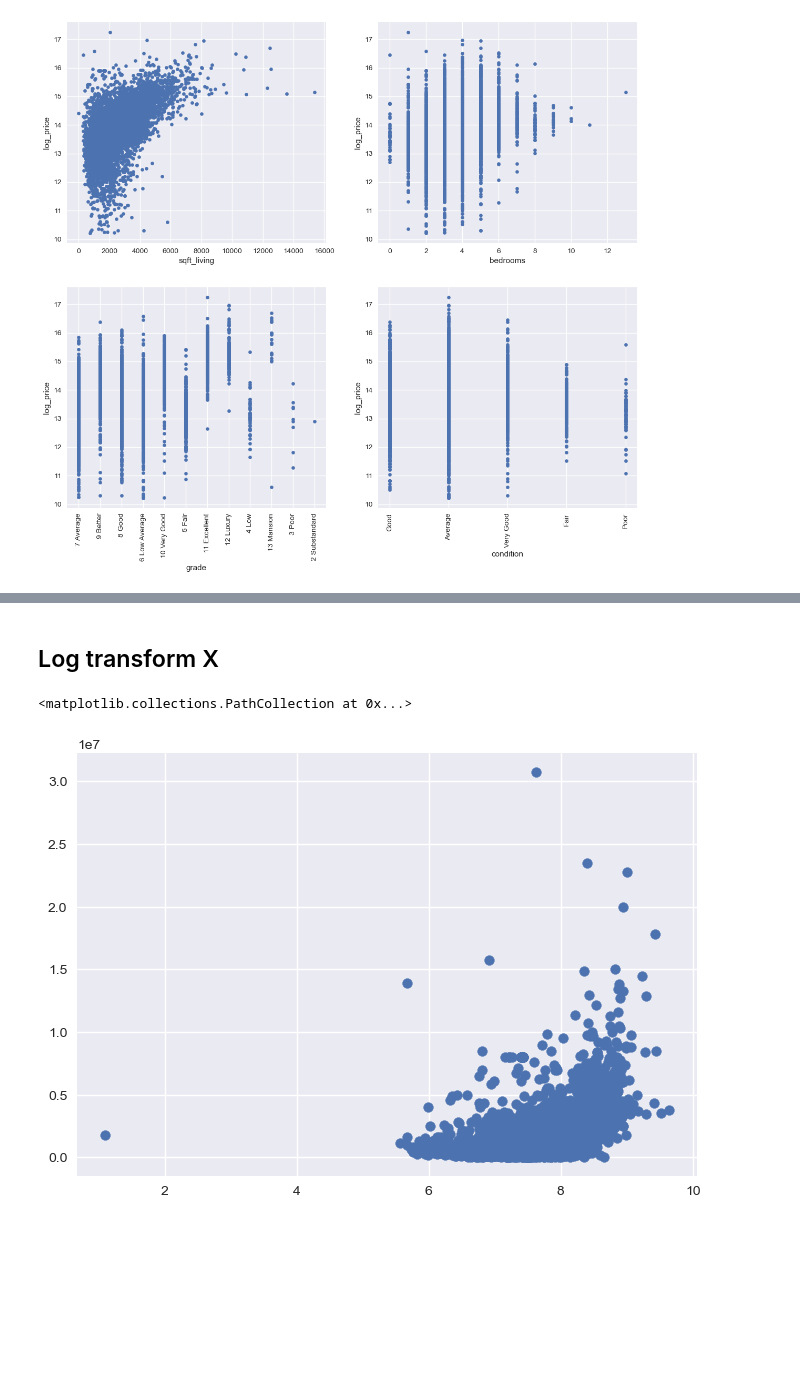
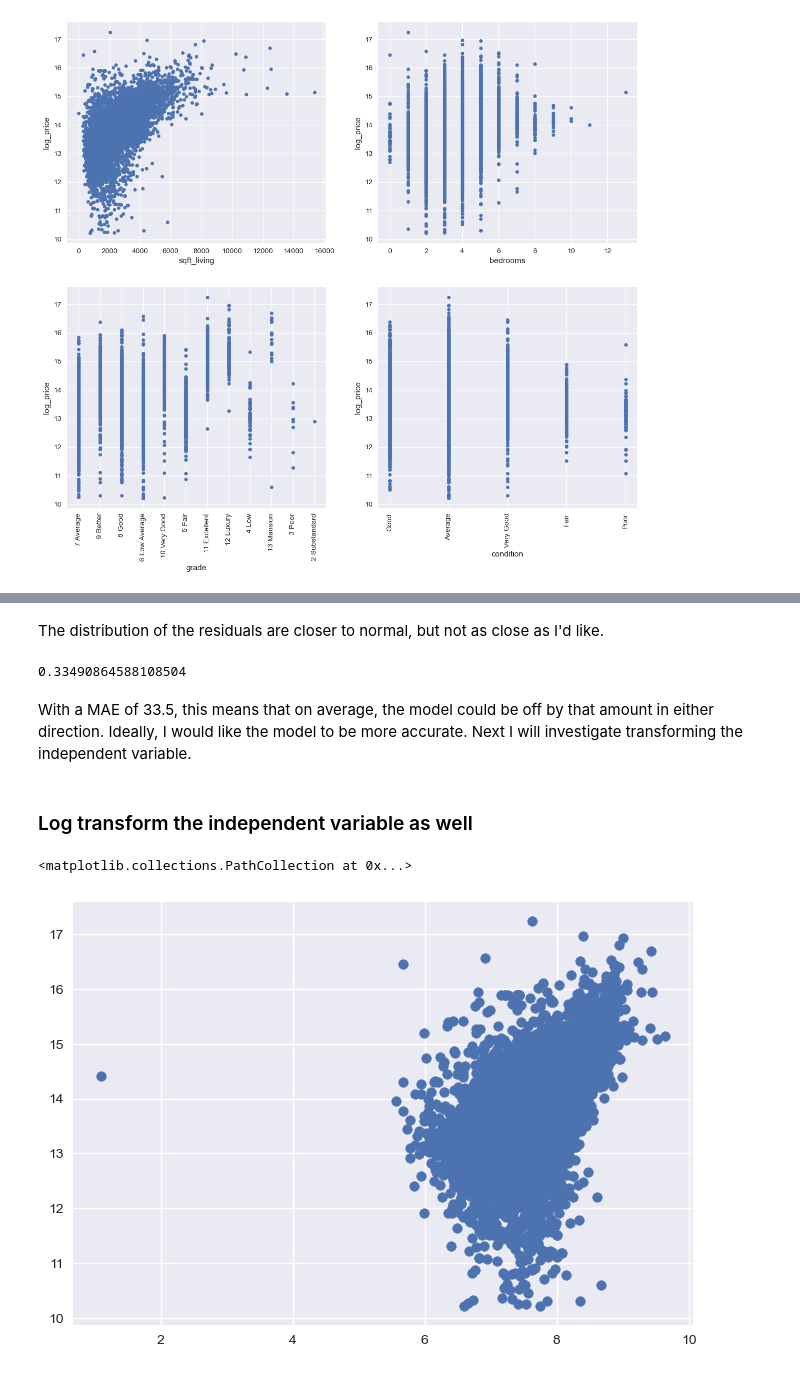
Before and after one commit to lalynjay/Housing_Prices_Analysis, a Jupyter notebook: Housing_Prices_Analysis.ipynb, the cells around one changed output, grey strips where cells are left out. Drawn from its saved outputs; the diff is of its cells as text; code cells hidden in the pictures; blank space fills up the shorter version.

```diff
--- a/Housing_Prices_Analysis.ipynb
+++ b/Housing_Prices_Analysis.ipynb
@@ -103,0 +112,2 @@ dtype: int64
+# %%
+df.drop_duplicates(inplace=True)
@@ -123,7 +137,6 @@ dtypes: float64(5), int64(10), object(10)
 memory usage: 6.0+ MB
 # %%
 # Examine the towns. This may be interesting to look at later
-addresses = df['address'].str.split()
-for str in addresses[:10]:
-    print(str[-5])
+df['city'] = df['address'].str.split().apply(lambda x: x[-5])
+df['city'].value_counts().head(10)
 # %% [output]
@@ -367,10 +452,19 @@ ax1.set_title("Quantiles of Residuals");
+# %% [markdown]
+The distribution of the residuals are closer to normal, but not as close as I'd like.
+# %%
+baseline_log_y_results_mae = baseline_log_y_results.resid.abs().sum() / len(y_log)
+baseline_log_y_results_mae
+# %% [output]
+0.33490864588108504
+# %% [markdown]
+With a MAE of 33.5, this means that on average, the model could be off by that amount in either direction. Ideally, I would like the model to be more accurate. Next I will investigate transforming the independent variable.
 # %% [markdown]
-## Log transform X
+### Log transform the independent variable as well
 # %%
 X_log = np.log(df['sqft_living'])
 # %%
-plt.scatter(x=X_log, y=df["price"])
+plt.scatter(x=X_log, y=y_log)
 # %% [output]
 <matplotlib.collections.PathCollection at 0x...>
-[figure, old version]
+[figure, new version]
 # %%
```
Also changed, not shown: parts of 88 cells of this notebook.
